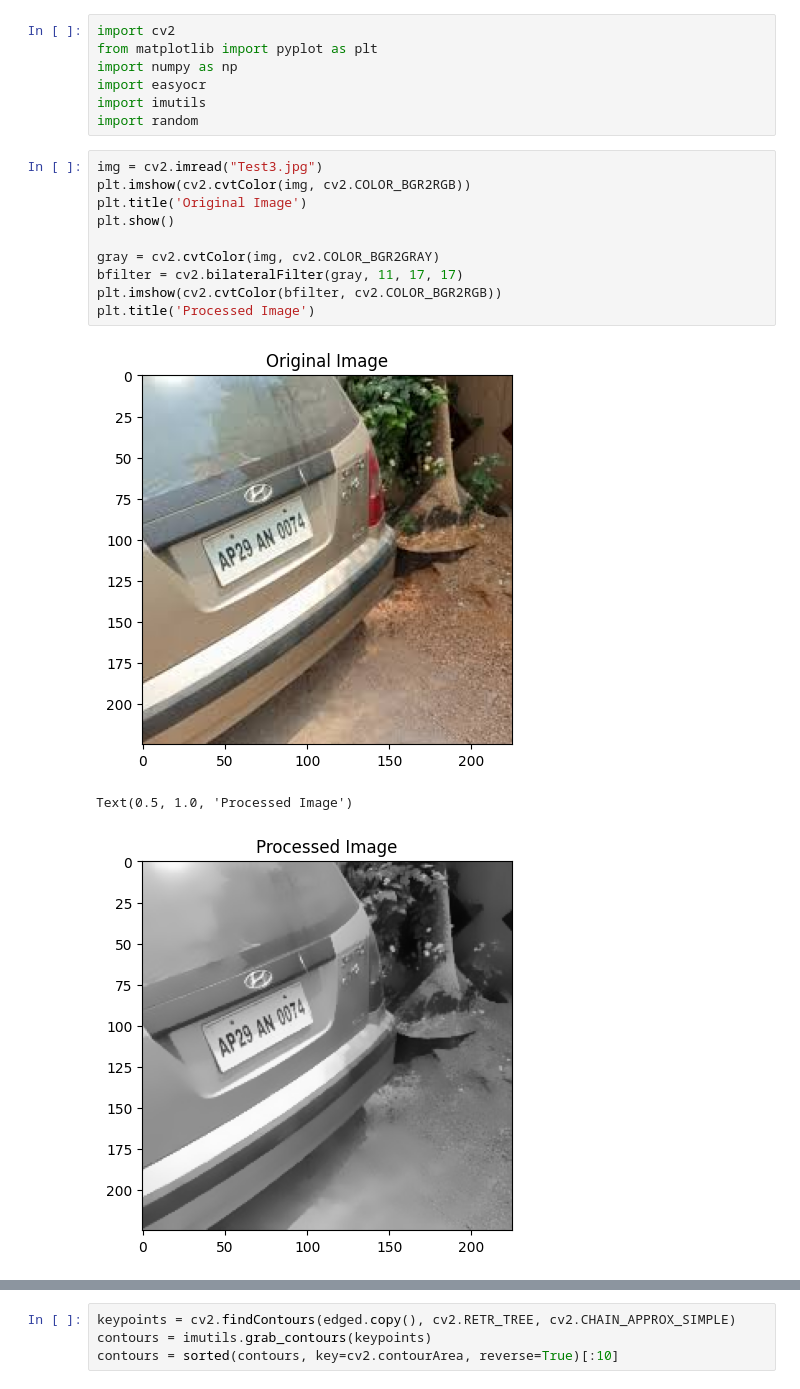
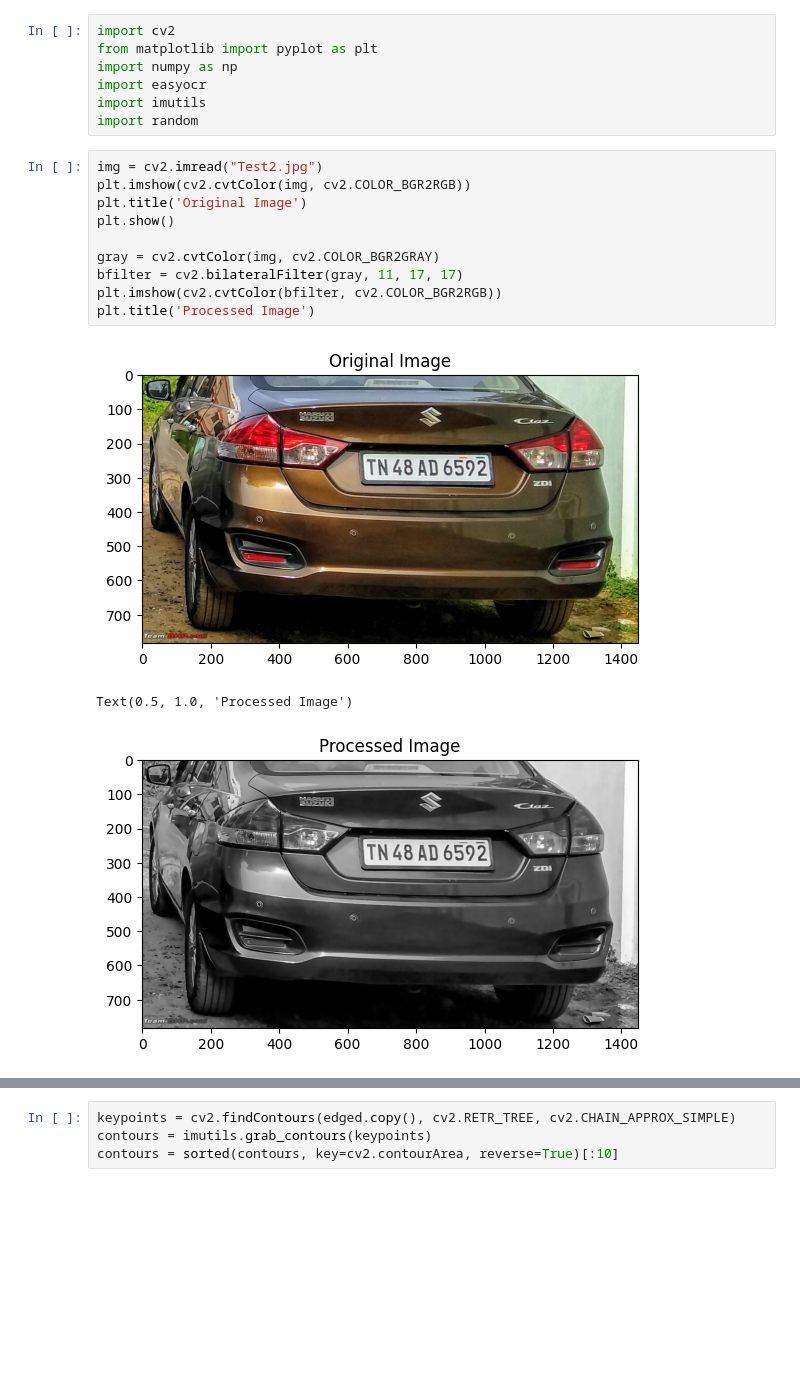
Before and after one commit to SouriRishik/Number-Plate-Detection, a Jupyter notebook: canny_edge_detection.ipynb, the cells around one changed output, grey strips where cells are left out. Cells and saved outputs as stored; diff of their text form; blank space fills up the shorter version.

```diff
--- a/canny_edge_detection.ipynb
+++ b/canny_edge_detection.ipynb
@@ -6,19 +6,19 @@ import easyocr
 import imutils
 import random
 # %%
-img = cv2.imread("Test3.jpg")
+img = cv2.imread("Test2.jpg")
 plt.imshow(cv2.cvtColor(img, cv2.COLOR_BGR2RGB))
 plt.title('Original Image')
 plt.show()
 
 gray = cv2.cvtColor(img, cv2.COLOR_BGR2GRAY)
 bfilter = cv2.bilateralFilter(gray, 11, 17, 17)
 plt.imshow(cv2.cvtColor(bfilter, cv2.COLOR_BGR2RGB))
 plt.title('Processed Image')
 # %% [output]
-[figure, old version]
+[figure, new version]
 Text(0.5, 1.0, 'Processed Image')
-[figure, old version]
+[figure, new version]
 # %%
 edged = cv2.Canny(bfilter, 30, 200)
 plt.imshow(cv2.cvtColor(edged, cv2.COLOR_BGR2RGB))
```
Also changed, not shown: parts of 6 cells of this notebook.
